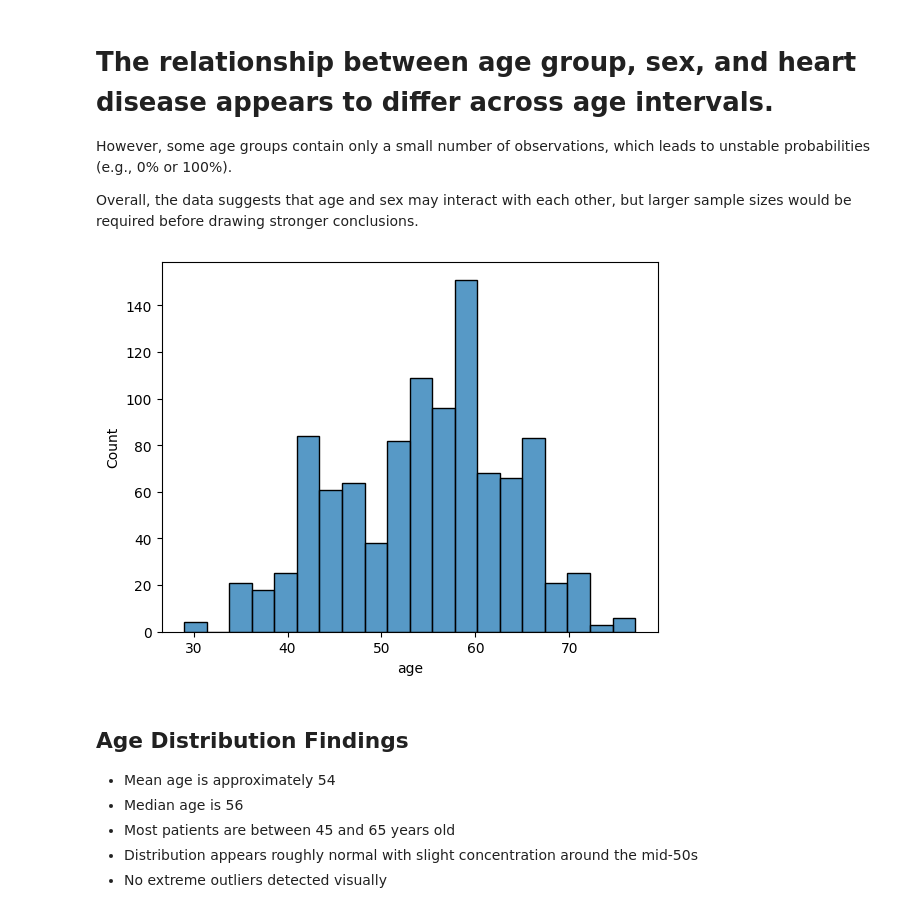
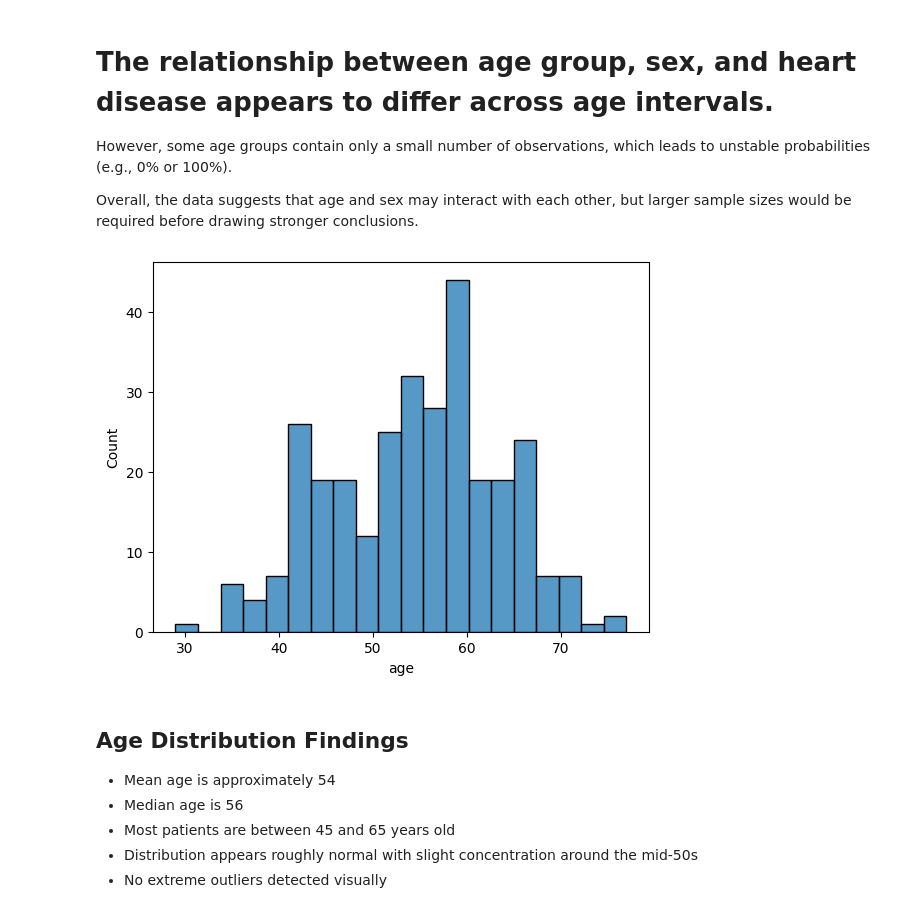
Before and after one commit to Wassiemkahlawi/heart-disease-ml-analysis, a Jupyter notebook: notebooks/01_eda.ipynb, the cells around one changed output. Saved outputs shown, nothing was run; the diff lists cells and outputs as text; code cells hidden in the pictures.

```diff
--- a/notebooks/01_eda.ipynb
+++ b/notebooks/01_eda.ipynb
@@ -159,7 +184,7 @@ plt.show()
 
 On the other hand, we can see that women in target = 1 have a larger IQR than men in target = 1. The medians for both groups are relatively close, but the overall age range for women starts and ends at higher values than for men. This may suggest a potential interaction between age and sex, although further statistical analysis would be required to confirm this relationship.
 # %%
-df_clean["age_group"] = pd.cut(df["age"], bins=[20,30,40,50,60,70,80])
+df_clean["age_group"] = pd.cut(df_clean["age"], bins=[20,30,40,50,60,70,80])
 
 prob = (df_clean.groupby(["sex", "age_group"])["target"]).mean().reset_index()
 
@@ -193,10 +218,10 @@ However, some age groups contain only a small number of observations, which lead
 
 Overall, the data suggests that age and sex may interact with each other, but larger sample sizes would be required before drawing stronger conclusions.
 # %%
-sns.histplot(df["age"], bins=20)
+sns.histplot(df_clean["age"], bins=20)
 plt.show()
 # %% [output]
-[figure, old version]
+[figure, new version]
 # %% [markdown]
 ## Age Distribution Findings
 
```
Also changed, not shown: parts of 35 cells of this notebook.
